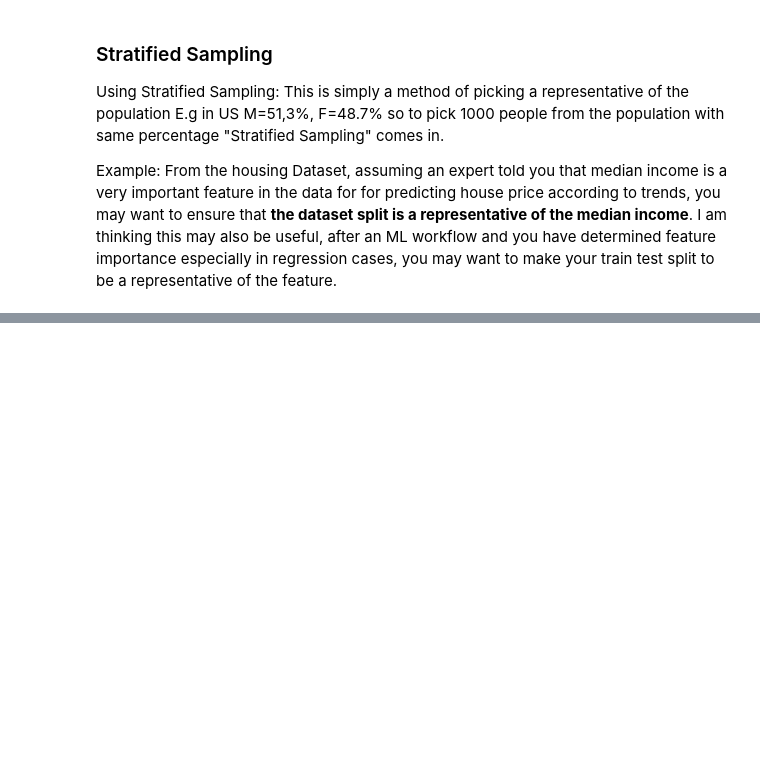
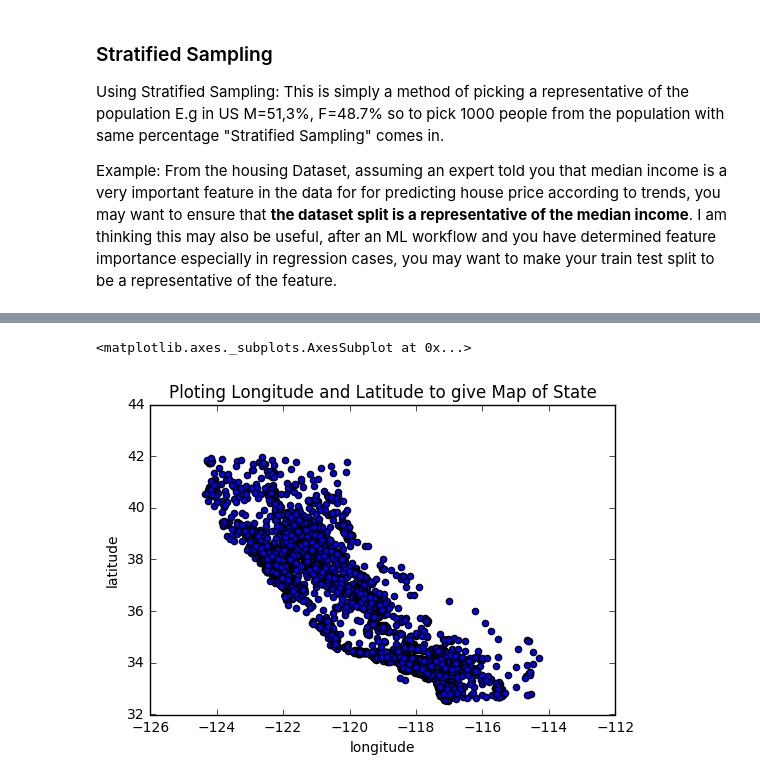
Before and after one commit to adekunleba/ML_Projects, a Jupyter notebook: Learning Machine Learning_Production Project.ipynb, the cells around one changed output, grey strips where cells are left out. Saved outputs shown, nothing was run; the diff lists cells and outputs as text; code cells hidden in the pictures; blank space fills up the shorter version.

```diff
--- a/Learning Machine Learning_Production Project.ipynb
+++ b/Learning Machine Learning_Production Project.ipynb
@@ -247,0 +271,9 @@ for set in (strat_train_set, strat_test_set):
+# %%
+#Make test copy so that we get something to fall back to
+housing = strat_train_set.copy()
+# %%
+#Simple plot with plot(kind, x, y)
+housing.plot(kind="scatter", x="longitude", y="latitude", title="Ploting Longitude and Latitude to give Map of State")
+# %% [output]
+<matplotlib.axes._subplots.AxesSubplot at 0x...>
+[figure, added]
```
Also changed, not shown: parts of 12 cells of this notebook, 2 other files.
